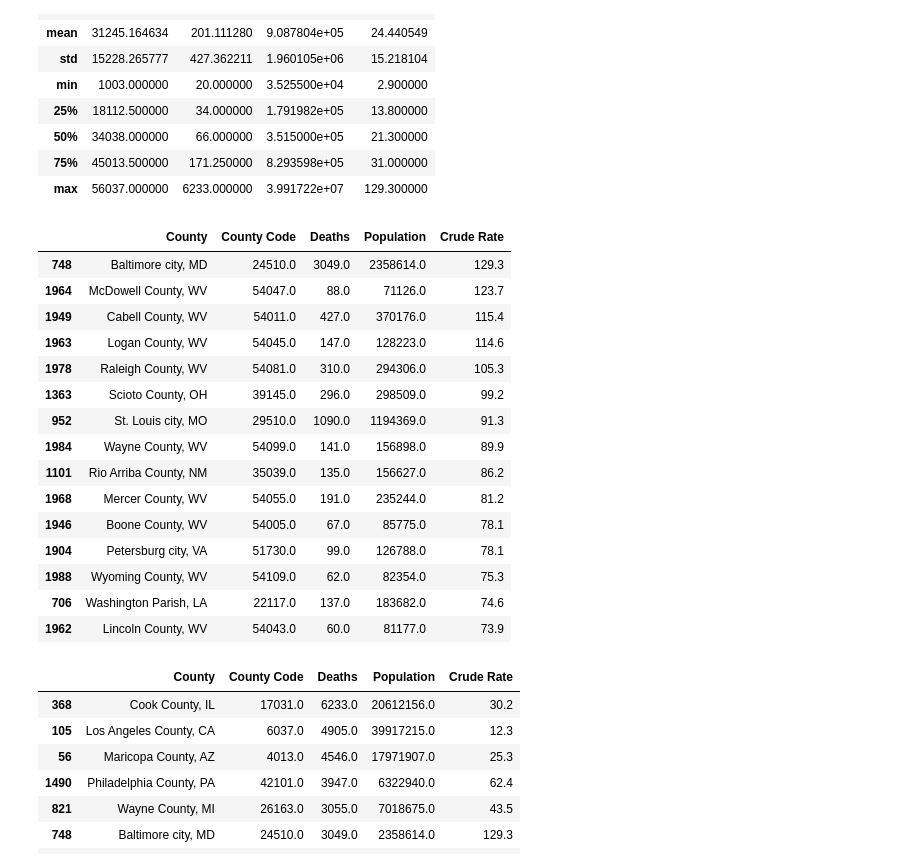
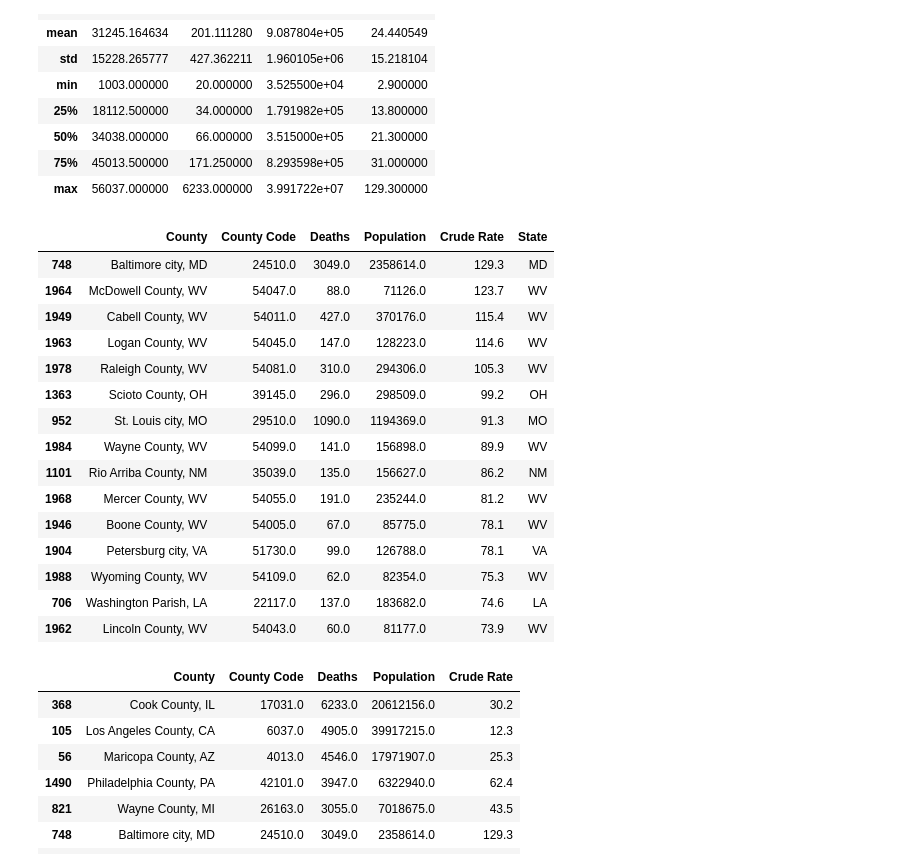
Before and after one commit to Ludougan123234/624-project, a Jupyter notebook: exp_opioid collaborate.ipynb, the cells around one changed output. Drawn from its saved outputs; the diff is of its cells as text; code cells hidden in the pictures.

Commit message:
EDA with death and RUCC data

```diff
--- a/exp_opioid collaborate.ipynb
+++ b/exp_opioid collaborate.ipynb
@@ -54,26 +54,26 @@ death_df.describe()
 | max | 56037.000000 | 6233.000000 | 3.991722e+07 | 129.300000 |
 # %%
 # Counties with highest opioid death rate
-death_df = death_df[death_df['Crude Rate'] != 'Unreliable']
+death_df[death_df['Crude Rate'] == 'Unreliable'] = 0
 death_df['Crude Rate'] = death_df['Crude Rate'].astype(float)
 death_df.sort_values(by='Crude Rate', ascending=False).head(15)
 # %% [output]
-|  | County | County Code | Deaths | Population | Crude Rate |
-| 748 | Baltimore city, MD | 24510.0 | 3049.0 | 2358614.0 | 129.3 |
-| 1964 | McDowell County, WV | 54047.0 | 88.0 | 71126.0 | 123.7 |
-| 1949 | Cabell County, WV | 54011.0 | 427.0 | 370176.0 | 115.4 |
-| 1963 | Logan County, WV | 54045.0 | 147.0 | 128223.0 | 114.6 |
-| 1978 | Raleigh County, WV | 54081.0 | 310.0 | 294306.0 | 105.3 |
-| 1363 | Scioto County, OH | 39145.0 | 296.0 | 298509.0 | 99.2 |
-| 952 | St. Louis city, MO | 29510.0 | 1090.0 | 1194369.0 | 91.3 |
-| 1984 | Wayne County, WV | 54099.0 | 141.0 | 156898.0 | 89.9 |
-| 1101 | Rio Arriba County, NM | 35039.0 | 135.0 | 156627.0 | 86.2 |
-| 1968 | Mercer County, WV | 54055.0 | 191.0 | 235244.0 | 81.2 |
-| 1946 | Boone County, WV | 54005.0 | 67.0 | 85775.0 | 78.1 |
-| 1904 | Petersburg city, VA | 51730.0 | 99.0 | 126788.0 | 78.1 |
-| 1988 | Wyoming County, WV | 54109.0 | 62.0 | 82354.0 | 75.3 |
-| 706 | Washington Parish, LA | 22117.0 | 137.0 | 183682.0 | 74.6 |
-| 1962 | Lincoln County, WV | 54043.0 | 60.0 | 81177.0 | 73.9 |
+|  | County | County Code | Deaths | Population | Crude Rate | State |
+| 748 | Baltimore city, MD | 24510.0 | 3049.0 | 2358614.0 | 129.3 | MD |
+| 1964 | McDowell County, WV | 54047.0 | 88.0 | 71126.0 | 123.7 | WV |
+| 1949 | Cabell County, WV | 54011.0 | 427.0 | 370176.0 | 115.4 | WV |
+| 1963 | Logan County, WV | 54045.0 | 147.0 | 128223.0 | 114.6 | WV |
+| 1978 | Raleigh County, WV | 54081.0 | 310.0 | 294306.0 | 105.3 | WV |
+| 1363 | Scioto County, OH | 39145.0 | 296.0 | 298509.0 | 99.2 | OH |
+| 952 | St. Louis city, MO | 29510.0 | 1090.0 | 1194369.0 | 91.3 | MO |
+| 1984 | Wayne County, WV | 54099.0 | 141.0 | 156898.0 | 89.9 | WV |
+| 1101 | Rio Arriba County, NM | 35039.0 | 135.0 | 156627.0 | 86.2 | NM |
+| 1968 | Mercer County, WV | 54055.0 | 191.0 | 235244.0 | 81.2 | WV |
+| 1946 | Boone County, WV | 54005.0 | 67.0 | 85775.0 | 78.1 | WV |
+| 1904 | Petersburg city, VA | 51730.0 | 99.0 | 126788.0 | 78.1 | VA |
+| 1988 | Wyoming County, WV | 54109.0 | 62.0 | 82354.0 | 75.3 | WV |
+| 706 | Washington Parish, LA | 22117.0 | 137.0 | 183682.0 | 74.6 | LA |
+| 1962 | Lincoln County, WV | 54043.0 | 60.0 | 81177.0 | 73.9 | WV |
 # %%
 # Counties with highest numer of opioid deaths
 death_df.sort_values(by='Deaths', ascending=False).head(15)
```
Also changed, not shown: parts of 1 cell of this notebook.
